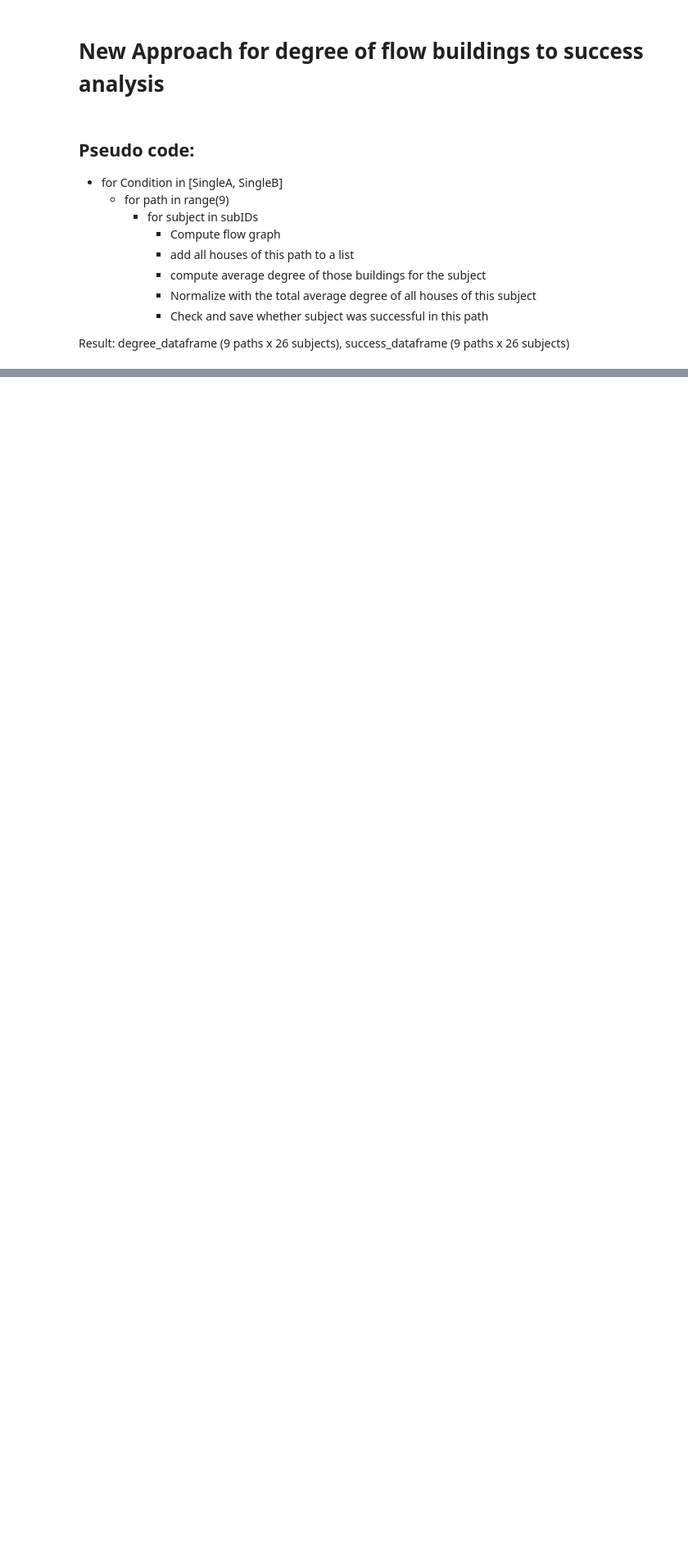
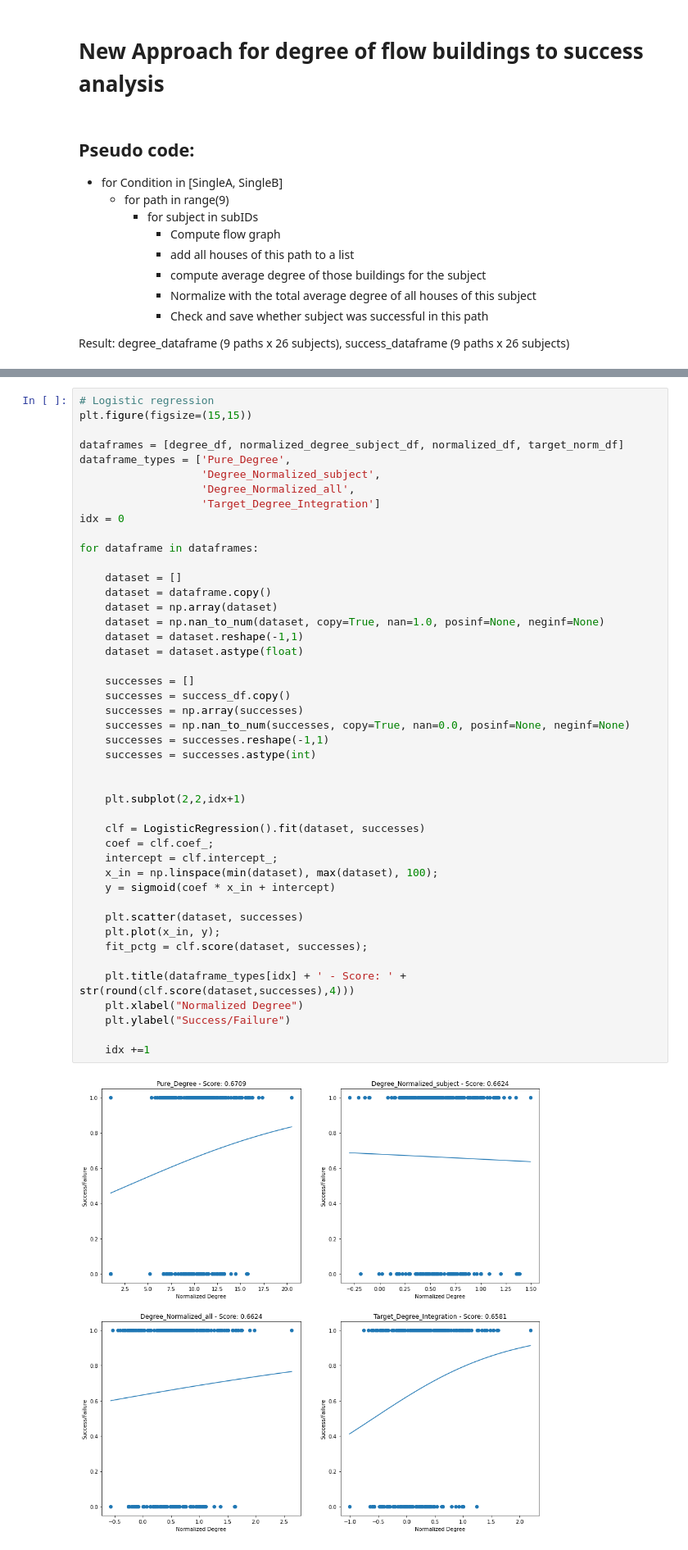
Before and after one commit to lucasessmann/GTA_ET, a Jupyter notebook: FlowAnalysis.ipynb, the cells around one changed output, grey strips where cells are left out. Shown at 82% size. Cells and saved outputs as stored; diff of their text form; blank space fills up the shorter version.

```diff
--- a/FlowAnalysis.ipynb
+++ b/FlowAnalysis.ipynb
@@ -1940,6 +1988,53 @@ Path 6 started
 Path 7 started
 Path 8 started
 Path 9 started
+# %%
+# Logistic regression
+plt.figure(figsize=(15,15))
+
+dataframes = [degree_df, normalized_degree_subject_df, normalized_df, target_norm_df]
+dataframe_types = ['Pure_Degree',
+                   'Degree_Normalized_subject',
+                   'Degree_Normalized_all',
+                   'Target_Degree_Integration']
+idx = 0
+
+for dataframe in dataframes:
+
+    dataset = []
+    dataset = dataframe.copy()
+    dataset = np.array(dataset)
+    dataset = np.nan_to_num(dataset, copy=True, nan=1.0, posinf=None, neginf=None)
+    dataset = dataset.reshape(-1,1)
+    dataset = dataset.astype(float)
+
+    successes = []
+    successes = success_df.copy()
+    successes = np.array(successes)
+    successes = np.nan_to_num(successes, copy=True, nan=0.0, posinf=None, neginf=None)
+    successes = successes.reshape(-1,1)
+    successes = successes.astype(int)
+
+
+    plt.subplot(2,2,idx+1)
+
+    clf = LogisticRegression().fit(dataset, successes)
+    coef = clf.coef_;
+    intercept = clf.intercept_;
+    x_in = np.linspace(min(dataset), max(dataset), 100);
+    y = sigmoid(coef * x_in + intercept)
+
+    plt.scatter(dataset, successes)
+    plt.plot(x_in, y);
+    fit_pctg = clf.score(dataset, successes);
+
+    plt.title(dataframe_types[idx] + ' - Score: ' + str(round(clf.score(dataset,successes),4)))
+    plt.xlabel("Normalized Degree")
+    plt.ylabel("Success/Failure")
+
+    idx +=1
+# %% [output]
+[figure, added]
 # %%
 # Logistic regression
 
```
Also changed, not shown: parts of 10 cells of this notebook.
